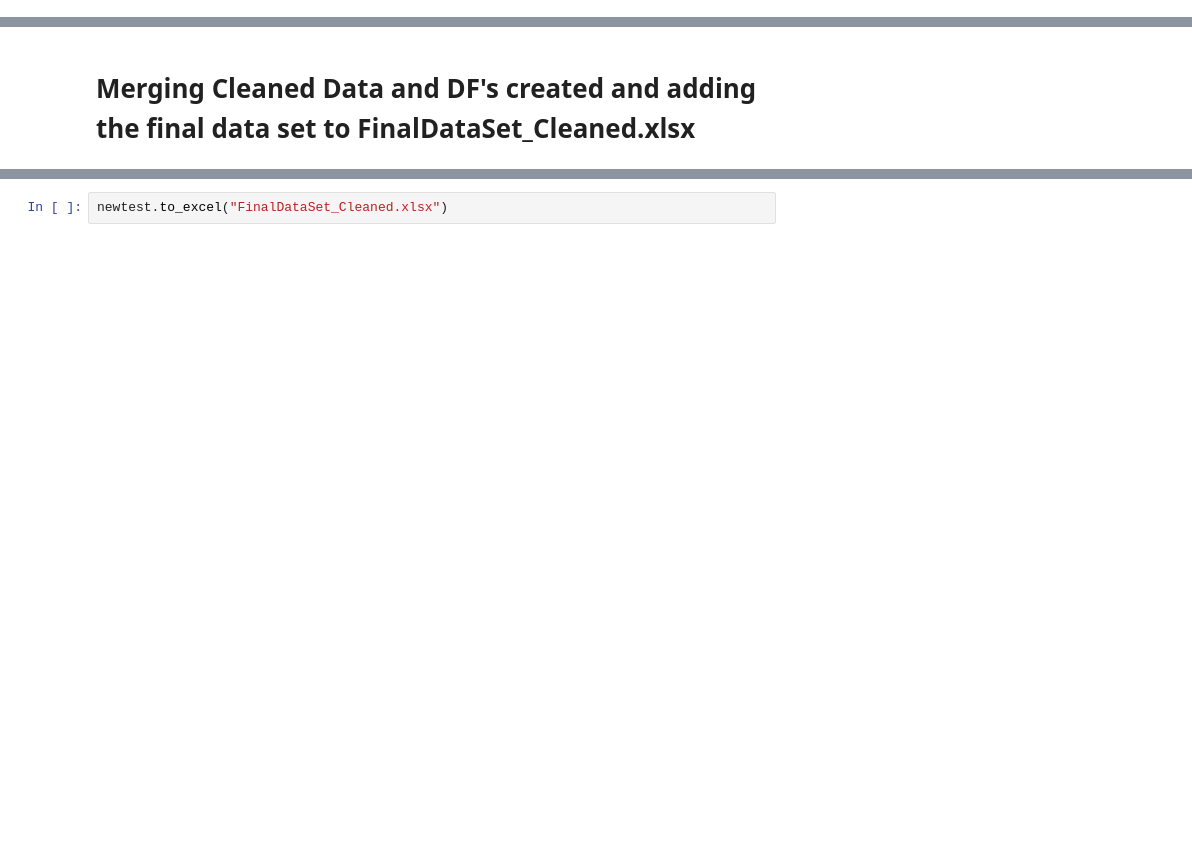
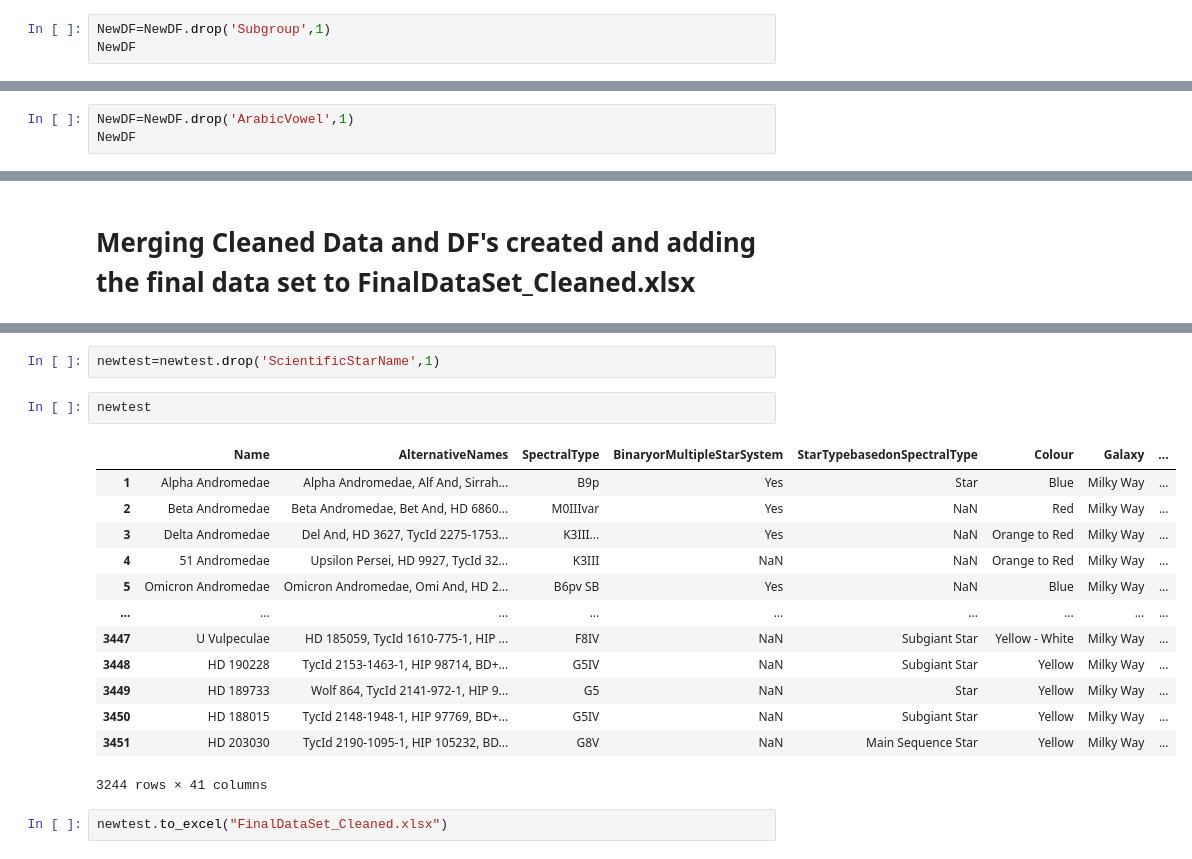
Before and after one commit to snamjoshi1/DCPP_Group_Assignment, a Jupyter notebook: Adding Additional Attributes.ipynb, the cells around one changed output, grey strips where cells are left out. Drawn from its saved outputs; the diff is of its cells as text; blank space fills up the shorter version.

```diff
--- a/Adding Additional Attributes.ipynb
+++ b/Adding Additional Attributes.ipynb
@@ -117,0 +283,3 @@ NewDF
+# %%
+NewDF=NewDF.drop('Subgroup',1)
+NewDF
@@ -117,0 +300,3 @@ NewDF
+# %%
+NewDF=NewDF.drop('ArabicVowel',1)
+NewDF
@@ -128,2 +355,20 @@ newtest
+# %%
+newtest=newtest.drop('ScientificStarName',1)
+# %%
+newtest
+# %% [output]
+|  | Name | AlternativeNames | SpectralType | BinaryorMultipleStarSystem | StarTypebasedonSpectralType | Colour | Galaxy | ... |
+| 1 | Alpha Andromedae | Alpha Andromedae, Alf And, Sirrah... | B9p | Yes | Star | Blue | Milky Way | ... |
+| 2 | Beta Andromedae | Beta Andromedae, Bet And, HD 6860... | M0IIIvar | Yes | NaN | Red | Milky Way | ... |
+| 3 | Delta Andromedae | Del And, HD 3627, TycId 2275-1753... | K3III... | Yes | NaN | Orange to Red | Milky Way | ... |
+| 4 | 51 Andromedae | Upsilon Persei, HD 9927, TycId 32... | K3III | NaN | NaN | Orange to Red | Milky Way | ... |
+| 5 | Omicron Andromedae | Omicron Andromedae, Omi And, HD 2... | B6pv SB | Yes | NaN | Blue | Milky Way | ... |
+| ... | ... | ... | ... | ... | ... | ... | ... | ... |
+| 3447 | U Vulpeculae | HD 185059, TycId 1610-775-1, HIP ... | F8IV | NaN | Subgiant Star | Yellow - White | Milky Way | ... |
+| 3448 | HD 190228 | TycId 2153-1463-1, HIP 98714, BD+... | G5IV | NaN | Subgiant Star | Yellow | Milky Way | ... |
+| 3449 | HD 189733 | Wolf 864, TycId 2141-972-1, HIP 9... | G5 | NaN | Star | Yellow | Milky Way | ... |
+| 3450 | HD 188015 | TycId 2148-1948-1, HIP 97769, BD+... | G5IV | NaN | Subgiant Star | Yellow | Milky Way | ... |
+| 3451 | HD 203030 | TycId 2190-1095-1, HIP 105232, BD... | G8V | NaN | Main Sequence Star | Yellow | Milky Way | ... |
+3244 rows × 41 columns
 # %%
 newtest.to_excel("FinalDataSet_Cleaned.xlsx")
```
Also changed, not shown: parts of 16 cells of this notebook, 4 other files.
